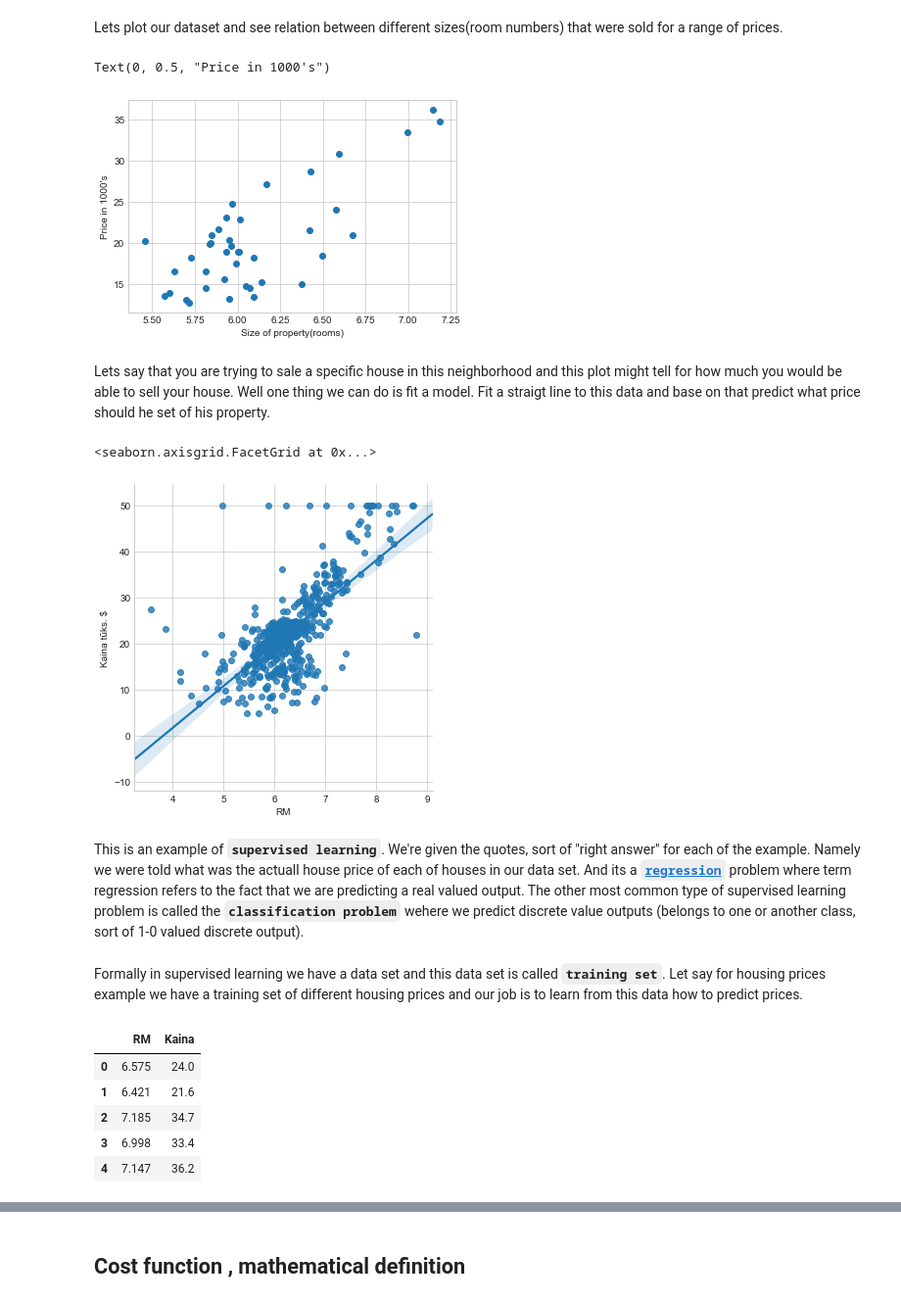
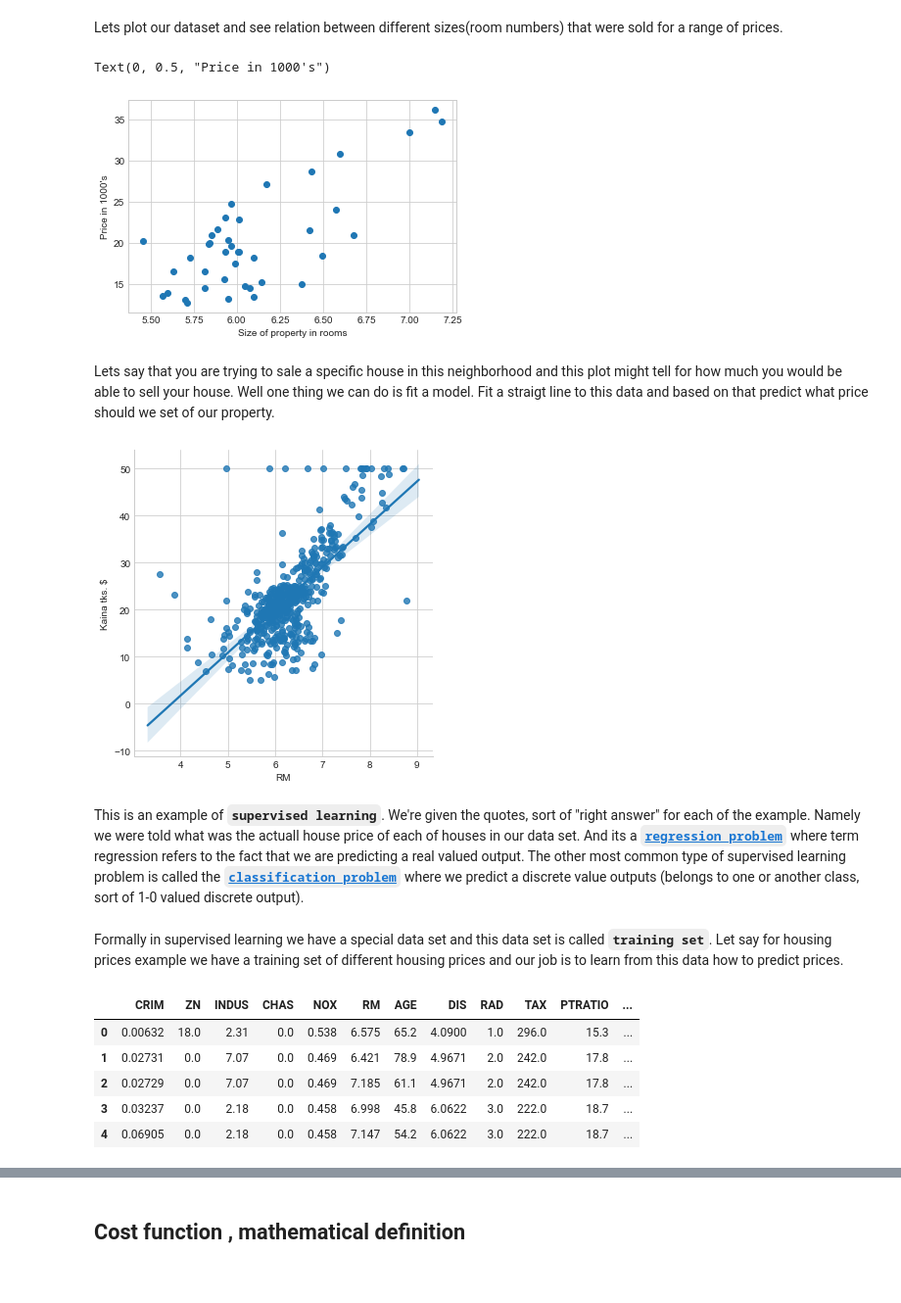
Before and after one commit to tavo-robotas/edu_machine_learning, a Jupyter notebook: __linear_regression/__I_Linear_regression.ipynb, the cells around one changed output, grey strips where cells are left out. Shown at 98% size. Cells and saved outputs as stored; diff of their text form; code cells hidden in the pictures.

```diff
--- a/__linear_regression/__I_Linear_regression.ipynb
+++ b/__linear_regression/__I_Linear_regression.ipynb
@@ -24,36 +27,36 @@ data_set = load_boston()
 # %% [markdown]
 Lets plot our dataset and see relation between different sizes(room numbers) that were sold for a range of prices.
 # %%
-plt.scatter(data_set.data[:40,5], data_set.target[:40],)
-plt.xlabel("Size of property(rooms)")
+plt.scatter(data_set.data[:40, 5], data_set.target[:40])
+
+plt.xlabel("Size of property in rooms")
 plt.ylabel("Price in 1000's")
 # %% [output]
 Text(0, 0.5, "Price in 1000's")
-[figure, old version]
+[figure, new version]
 # %% [markdown]
-Lets say that you are trying to sale a specific house in this neighborhood and this plot might tell for how much you would be able to sell your house. Well one thing we can do is fit a model. Fit a straigt line to this data and base on that predict what price should he set of his property.
+Lets say that you are trying to sale a specific house in this neighborhood and this plot might tell for how much you would be able to sell your house. Well one thing we can do is fit a model. Fit a straigt line to this data and based on that predict what price should we set of our property.
 # %%
 boston_df = DataFrame(data_set.data)
 boston_df.columns = data_set.feature_names
-boston_df['Kaina tūks. $'] = data_set.target
-sns.lmplot('RM', 'Kaina tūks. $', data=boston_df)
+boston_df['Kaina tks. $'] = data_set.target
+sns.lmplot('RM', 'Kaina tks. $', data=boston_df);
 # %% [output]
-<seaborn.axisgrid.FacetGrid at 0x...>
-[figure, old version]
+[figure, new version]
 # %% [markdown]
-This is an example of <code>**supervised learning**</code>. We're given the quotes, sort of "right answer" for each of the example. Namely we were told what was the actuall house price of each of houses in our data set. And its a <code>**[regression](https://www.vle.lt/Straipsnis/regresija-105153)**</code> problem where term regression refers to the fact that we are predicting a real valued output. The other most common type of supervised learning problem is called the <code>**classification problem**</code> wehere we predict discrete value outputs (belongs to one or another class, sort of 1-0 valued discrete output).
+This is an example of <code>**supervised learning**</code>. We're given the quotes, sort of "right answer" for each of the example. Namely we were told what was the actuall house price of each of houses in our data set. And its a <code>**[regression problem](https://www.vle.lt/Straipsnis/regresija-105153)**</code> where term regression refers to the fact that we are predicting a real valued output. The other most common type of supervised learning problem is called the <code>**[classification problem](https://en.wikipedia.org/wiki/Statistical_classification)**</code> where we predict a discrete value outputs (belongs to one or another class, sort of 1-0 valued discrete output).
 # %% [markdown]
-Formally in supervised learning we have a data set and this data set is called <code>**training set**</code>. Let say for housing prices example we have a training set of different housing prices and our job is to learn from this data how to predict prices.
+Formally in supervised learning we have a special data set and this data set is called <code>**training set**</code>. Let say for housing prices example we have a training set of different housing prices and our job is to learn from this data how to predict prices.
 # %%
-sample = boston_df[["RM", "Kaina tūks. $"]]
+sample = boston_df
 sample.head()
 # %% [output]
-|  | RM | Kaina |
-| 0 | 6.575 | 24.0 |
-| 1 | 6.421 | 21.6 |
-| 2 | 7.185 | 34.7 |
-| 3 | 6.998 | 33.4 |
-| 4 | 7.147 | 36.2 |
+|  | CRIM | ZN | INDUS | CHAS | NOX | RM | AGE | DIS | RAD | TAX | PTRATIO | ... |
+| 0 | 0.00632 | 18.0 | 2.31 | 0.0 | 0.538 | 6.575 | 65.2 | 4.0900 | 1.0 | 296.0 | 15.3 | ... |
+| 1 | 0.02731 | 0.0 | 7.07 | 0.0 | 0.469 | 6.421 | 78.9 | 4.9671 | 2.0 | 242.0 | 17.8 | ... |
+| 2 | 0.02729 | 0.0 | 7.07 | 0.0 | 0.469 | 7.185 | 61.1 | 4.9671 | 2.0 | 242.0 | 17.8 | ... |
+| 3 | 0.03237 | 0.0 | 2.18 | 0.0 | 0.458 | 6.998 | 45.8 | 6.0622 | 3.0 | 222.0 | 18.7 | ... |
+| 4 | 0.06905 | 0.0 | 2.18 | 0.0 | 0.458 | 7.147 | 54.2 | 6.0622 | 3.0 | 222.0 | 18.7 | ... |
 # %% [markdown]
 Lets place a notion for further use:
  * <code>**m**</code> = number of training examples
```
Also changed, not shown: parts of 15 cells of this notebook, 13 other files.
